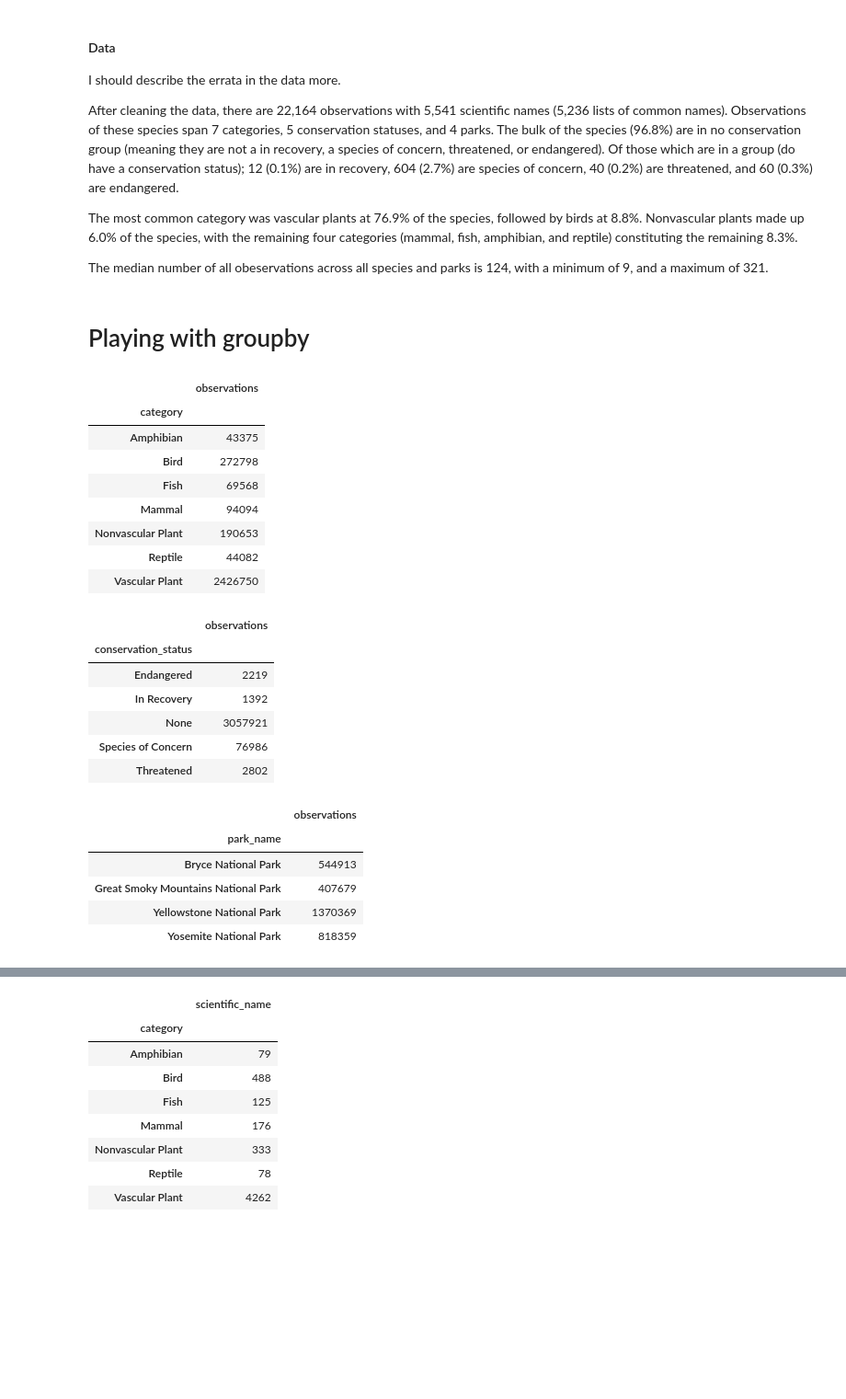
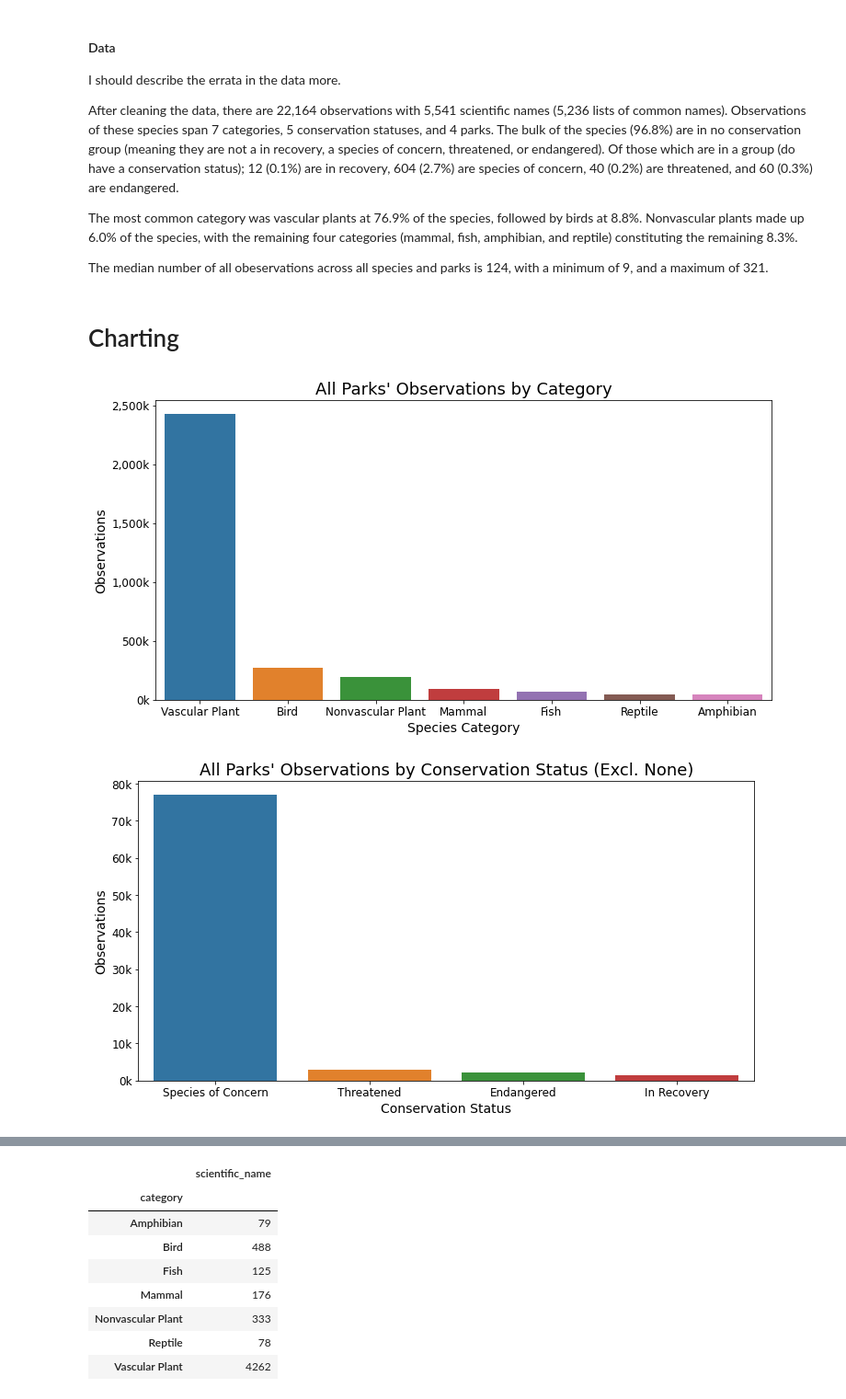
Before and after one commit to lightlySkewed/Biodiversity, a Jupyter notebook: biodiversity.ipynb, the cells around one changed output, grey strips where cells are left out. Shown: that part at 92% size. Cells and saved outputs as stored; diff of their text form; code cells hidden in the pictures; blank space fills up the shorter version.

Commit message:
added new charts, continued exploring the data

```diff
--- a/biodiversity.ipynb
+++ b/biodiversity.ipynb
@@ -82,42 +83,39 @@ After cleaning the data, there are 22,164 observations with 5,541 scientific nam
 The most common category was vascular plants at 76.9% of the species, followed by birds at 8.8%. Nonvascular plants made up 6.0% of the species, with the remaining four categories (mammal, fish, amphibian, and reptile) constituting the remaining 8.3%.
 
 The median number of all obeservations across all species and parks is 124, with a minimum of 9, and a maximum of 321.
-# %% [markdown]
-# Playing with groupby
-# %%
-# sum observations by category
-category_obs = bio_df.groupby('category')[['observations']].sum()
-category_obs
-# %% [output]
-|  | observations |
-| category |  |
-| Amphibian | 43375 |
-| Bird | 272798 |
-| Fish | 69568 |
-| Mammal | 94094 |
-| Nonvascular Plant | 190653 |
-| Reptile | 44082 |
-| Vascular Plant | 2426750 |
-# %%
-# sum observations by status
-status_obs = bio_df.groupby('conservation_status')[['observations']].sum()
-status_obs
-# %% [output]
-|  | observations |
-| conservation_status |  |
-| Endangered | 2219 |
-| In Recovery | 1392 |
-| None | 3057921 |
-| Species of Concern | 76986 |
-| Threatened | 2802 |
-# %%
-# sum observations by park
-park_obs = bio_df.groupby('park_name')[['observations']].sum()
-park_obs
-# %% [output]
-|  | observations |
-| park_name |  |
-| Bryce National Park | 544913 |
-| Great Smoky Mountains National Park | 407679 |
-| Yellowstone National Park | 1370369 |
-| Yosemite National Park | 818359 |
+# %% [markdown]
+# Charting
+# %%
+# sum observations by category
+category_obs = bio_df.groupby('category')[['observations']].sum()
+
+fig, ax = plt.subplots(figsize=(12, 6))
+plt.ticklabel_format(style='plain', axis='y')
+sns.barplot(data= category_obs, x=category_obs.index, y= 'observations',
+            order=category_obs.sort_values('observations', ascending= False).index)
+ax.yaxis.set_major_formatter(ticker.FuncFormatter(lambda x, pos: '{:,.0f}'.format(x/1000) + 'k'))
+plt.title('All Parks\' Observations by Category',fontsize=18)
+plt.xlabel('Species Category', fontsize=14)
+plt.ylabel('Observations', fontsize=14)
+plt.xticks(fontsize=12);
+plt.yticks(fontsize=12);
+# %% [output]
+[figure, added]
+# %%
+# sum observations by conservation status
+status_obs = bio_df.loc[bio_df['conservation_status'] != 'None']
+status_obs = status_obs.groupby('conservation_status')[['observations']].sum()
+status_obs
+
+fig, ax = plt.subplots(figsize=(12, 6))
+plt.ticklabel_format(style='plain', axis='y')
+sns.barplot(data= status_obs, x=status_obs.index, y= 'observations',
+            order=status_obs.sort_values('observations', ascending= False).index)
+ax.yaxis.set_major_formatter(ticker.FuncFormatter(lambda x, pos: '{:,.0f}'.format(x/1000) + 'k'))
+plt.title('All Parks\' Observations by Conservation Status (Excl. None)',fontsize=18)
+plt.xlabel('Conservation Status', fontsize=14)
+plt.ylabel('Observations', fontsize=14)
+plt.xticks(fontsize=12);
+plt.yticks(fontsize=12);
+# %% [output]
+[figure, added]
```
Also changed, not shown: parts of 8 cells of this notebook.
